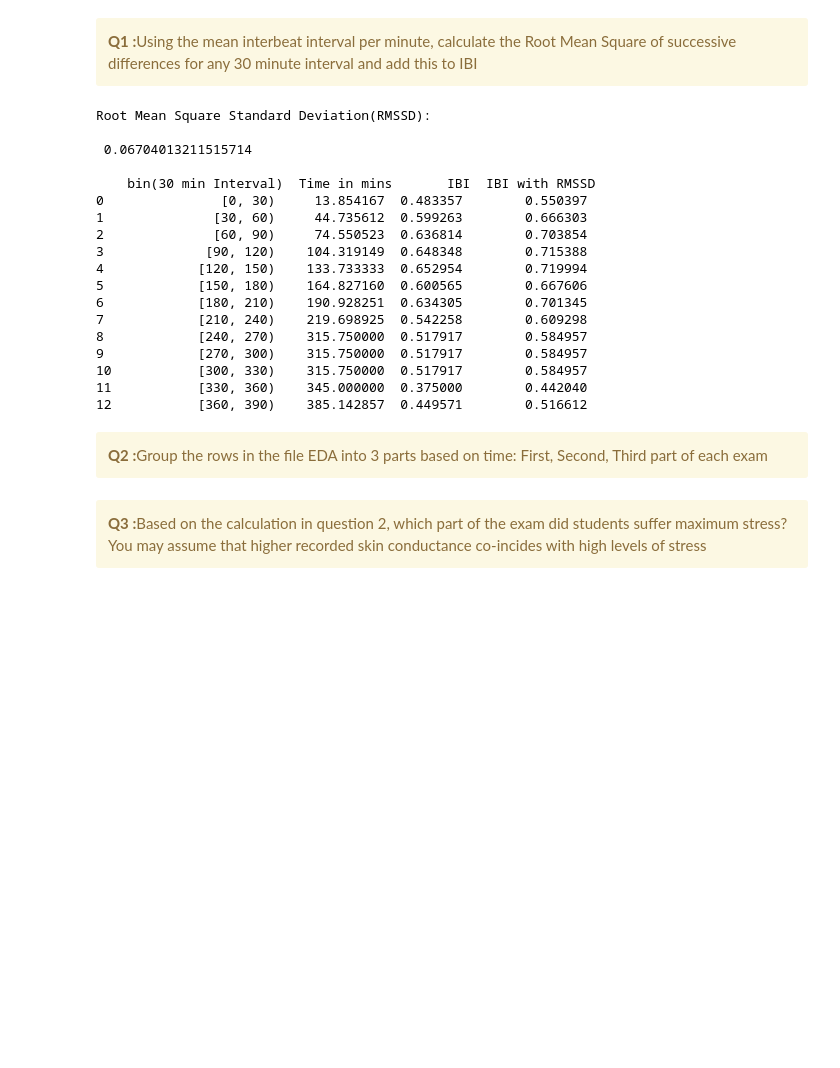
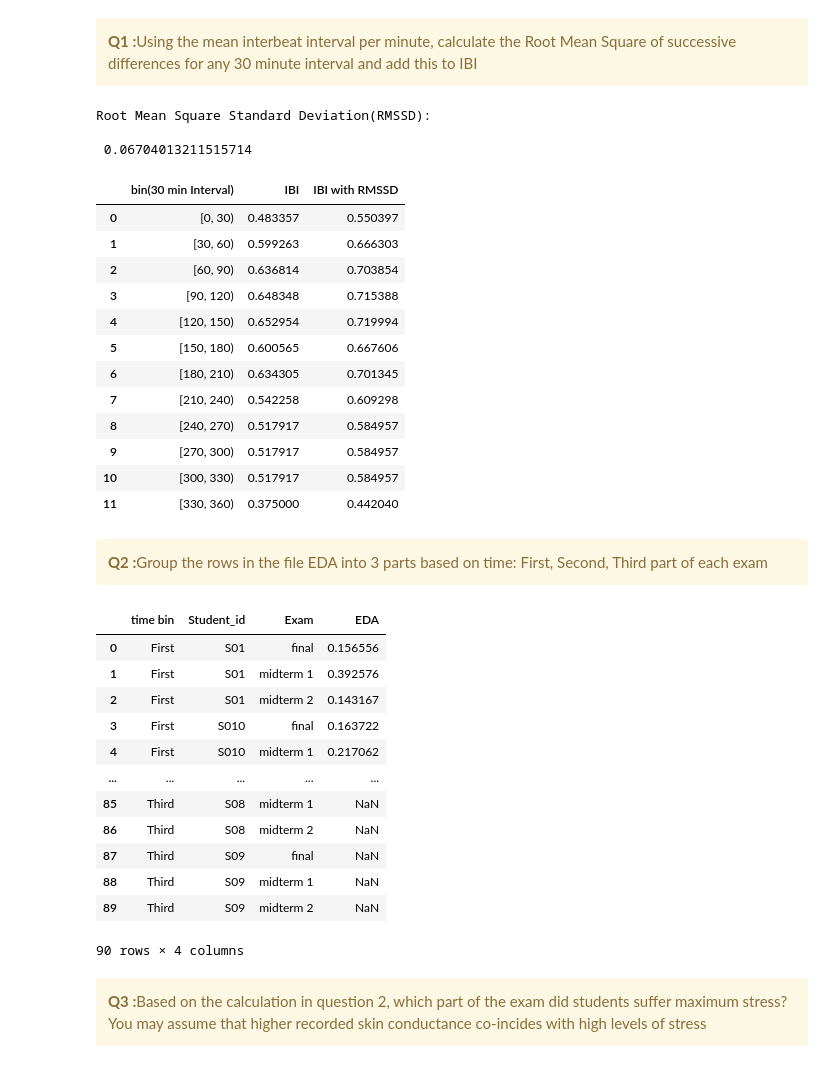
Before and after one commit to Neenu1990/Python_Hackathon_Team_8, a Jupyter notebook: Team8_PythonPioneers_Main80Questions.ipynb, the cells around one changed output. Drawn from its saved outputs; the diff is of its cells as text; code cells hidden in the pictures; blank space fills up the shorter version.

```diff
--- a/Team8_PythonPioneers_Main80Questions.ipynb
+++ b/Team8_PythonPioneers_Main80Questions.ipynb
@@ -93,9 +93,6 @@ def calculate_rmssd_from_ibi(ibi_values):
 
 # Load the DataFrame from Excel file
 df_IBI_rmssd = pd.read_excel("Exam Stress Final.xlsx", sheet_name="IBI")
-
-# Assuming 'Time in mins' column is set as the index
-#df_IBI_rmssd.set_index('Time in mins', inplace=True)
 
 # Define the bin size for grouping (e.g., 30 minutes)
 bin_size = 30
@@ -126,30 +123,63 @@ grouped_data['IBI with RMSSD'] = grouped_data['IBI'] + rmssd
 
 # Display the mean interbeat interval,RMSSD at 30 min interval
 print("Root Mean Square Standard Deviation(RMSSD):\n\n", rmssd)
-print("\n",grouped_data)
+
+columns=['bin(30 min Interval)','IBI','IBI with RMSSD']
+ibi_with_rmssd=grouped_data[columns]
+ibi_with_rmssd.head(12)
 # %% [output]
 Root Mean Square Standard Deviation(RMSSD):
 
  0.06704013211515714
-
-    bin(30 min Interval)  Time in mins       IBI  IBI with RMSSD
-0               [0, 30)     13.854167  0.483357        0.550397
-1              [30, 60)     44.735612  0.599263        0.666303
-2              [60, 90)     74.550523  0.636814        0.703854
-3             [90, 120)    104.319149  0.648348        0.715388
-4            [120, 150)    133.733333  0.652954        0.719994
-5            [150, 180)    164.827160  0.600565        0.667606
-6            [180, 210)    190.928251  0.634305        0.701345
-7            [210, 240)    219.698925  0.542258        0.609298
-8            [240, 270)    315.750000  0.517917        0.584957
-9            [270, 300)    315.750000  0.517917        0.584957
-10           [300, 330)    315.750000  0.517917        0.584957
-11           [330, 360)    345.000000  0.375000        0.442040
-12           [360, 390)    385.142857  0.449571        0.516612
+|  | bin(30 min Interval) | IBI | IBI with RMSSD |
+| 0 | [0, 30) | 0.483357 | 0.550397 |
+| 1 | [30, 60) | 0.599263 | 0.666303 |
+| 2 | [60, 90) | 0.636814 | 0.703854 |
+| 3 | [90, 120) | 0.648348 | 0.715388 |
+| 4 | [120, 150) | 0.652954 | 0.719994 |
+| 5 | [150, 180) | 0.600565 | 0.667606 |
+| 6 | [180, 210) | 0.634305 | 0.701345 |
+| 7 | [210, 240) | 0.542258 | 0.609298 |
+| 8 | [240, 270) | 0.517917 | 0.584957 |
+| 9 | [270, 300) | 0.517917 | 0.584957 |
+| 10 | [300, 330) | 0.517917 | 0.584957 |
+| 11 | [330, 360) | 0.375000 | 0.442040 |
 # %% [markdown]
 <div class="alert alert-block alert-warning">
 <b>Q2 :</b>Group the rows in the file EDA into 3 parts based on time: First, Second, Third part of each exam
 </div>
+# %%
+# Read data from an Excel file into a Pandas DataFrame
+df_eda_2 = pd.read_excel("Exam Stress Final.xlsx", sheet_name="EDA")
+
+# Create a new column 'time bin' by cutting the 'Time in mins' column into three bins
+# and assigning labels 'First', 'Second', 'Third' to each bin
+df_eda_2['time bin'] = pd.cut(df_EDA['Time in mins'], 3, labels=['First', 'Second', 'Third'])
+
+# Group the data by 'time bin', 'Student_id', and 'Exam', calculate the mean for each group,
+# and reset the index to make the result a DataFrame
+grouped_data_eda = df_eda_2.groupby(['time bin', 'Student_id', 'Exam']).mean().reset_index()
+
+# Select specific columns ['time bin', 'Student_id', 'Exam', 'EDA'] from the grouped data
+grouped_data_eda_final = grouped_data_eda[['time bin', 'Student_id', 'Exam', 'EDA']]
+
+# Print the final grouped and selected data
+#print(grouped_data_eda_final)
+grouped_data_eda_final.head(90)
+# %% [output]
+|  | time bin | Student_id | Exam | EDA |
+| 0 | First | S01 | final | 0.156556 |
+| 1 | First | S01 | midterm 1 | 0.392576 |
+| 2 | First | S01 | midterm 2 | 0.143167 |
+| 3 | First | S010 | final | 0.163722 |
+| 4 | First | S010 | midterm 1 | 0.217062 |
+| ... | ... | ... | ... | ... |
+| 85 | Third | S08 | midterm 1 | NaN |
+| 86 | Third | S08 | midterm 2 | NaN |
+| 87 | Third | S09 | final | NaN |
+| 88 | Third | S09 | midterm 1 | NaN |
+| 89 | Third | S09 | midterm 2 | NaN |
+90 rows × 4 columns
 # %% [markdown]
 <div class="alert alert-block alert-warning">
 <b>Q3 :</b>Based on the calculation in question 2, which part of the exam did students suffer maximum stress? You may assume that higher recorded skin conductance co-incides with high levels of stress
```
Also changed, not shown: parts of 3 cells of this notebook.
